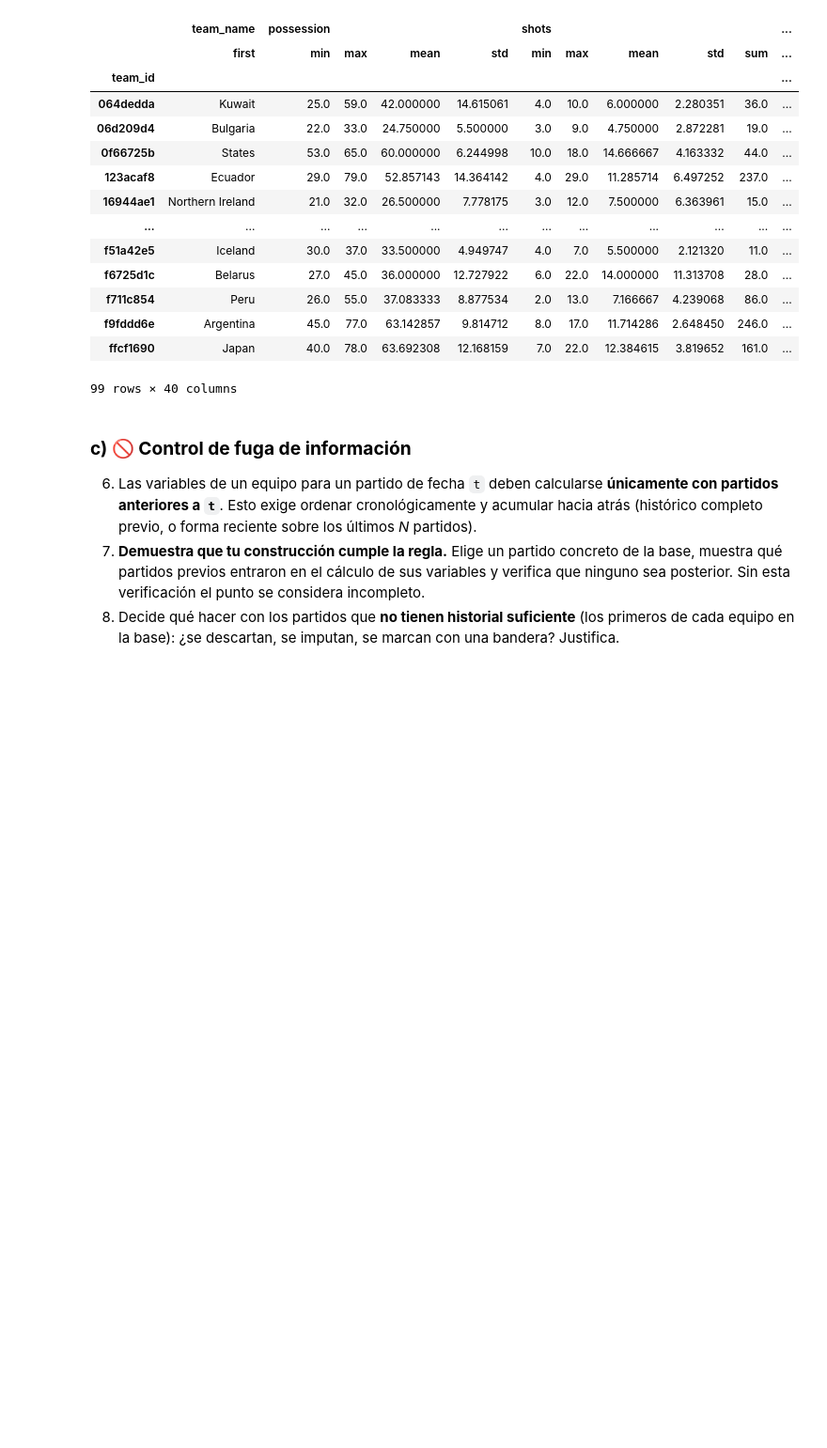
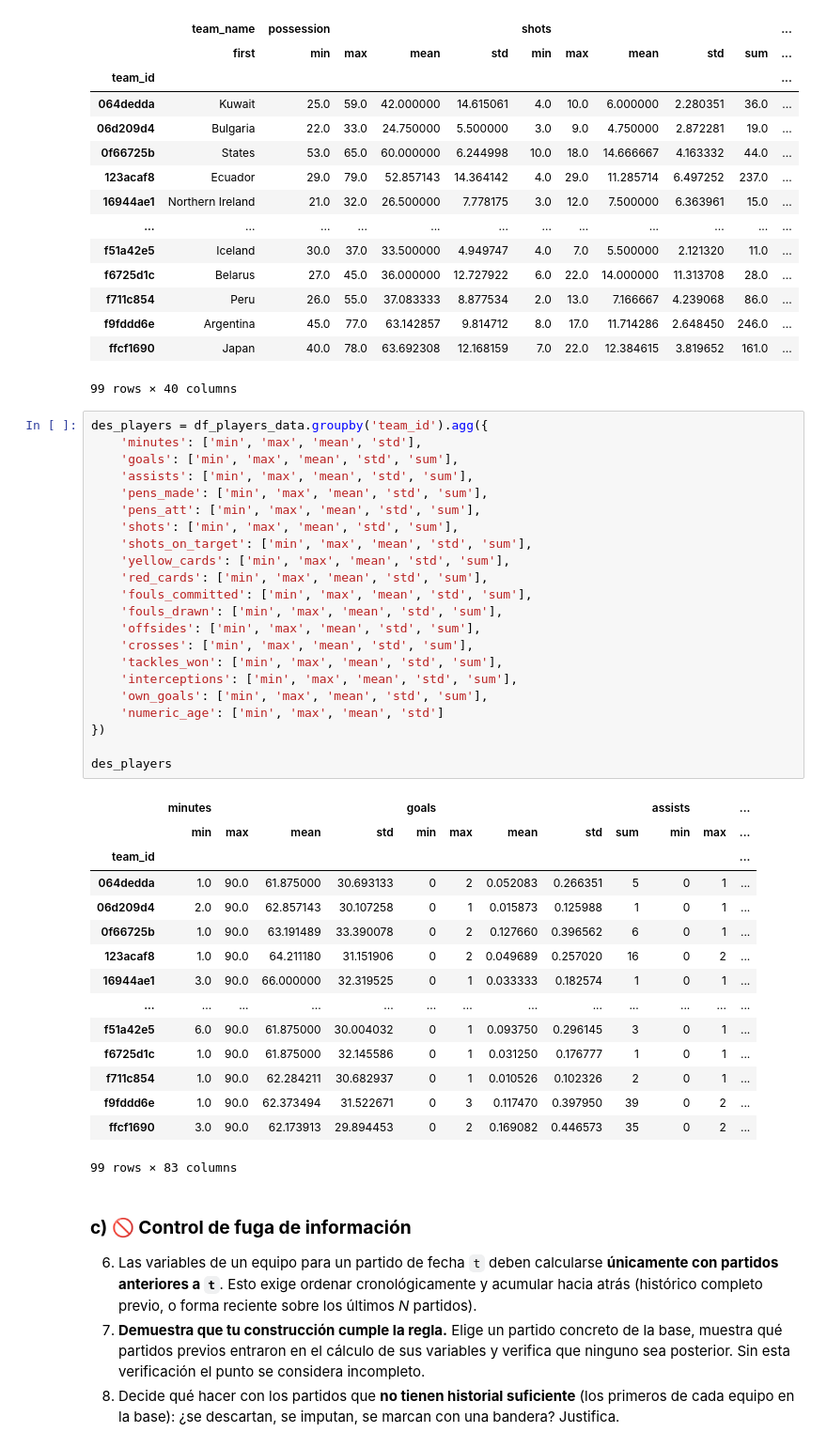
Before and after one commit to antobeni07/Parcial-1_Analitica, a Jupyter notebook: 01_Parcial_Mundial_2026.ipynb, the cells around one changed output. Shown at 94% size. Drawn from its saved outputs; the diff is of its cells as text; blank space fills up the shorter version.

```diff
--- a/01_Parcial_Mundial_2026.ipynb
+++ b/01_Parcial_Mundial_2026.ipynb
@@ -1549,6 +1531,44 @@ des_matches
 | f9fddd6e | Argentina | 45.0 | 77.0 | 63.142857 | 9.814712 | 8.0 | 17.0 | 11.714286 | 2.648450 | 246.0 | ... |
 | ffcf1690 | Japan | 40.0 | 78.0 | 63.692308 | 12.168159 | 7.0 | 22.0 | 12.384615 | 3.819652 | 161.0 | ... |
 99 rows × 40 columns
+# %%
+des_players = df_players_data.groupby('team_id').agg({
+    'minutes': ['min', 'max', 'mean', 'std'],
+    'goals': ['min', 'max', 'mean', 'std', 'sum'],
+    'assists': ['min', 'max', 'mean', 'std', 'sum'],
+    'pens_made': ['min', 'max', 'mean', 'std', 'sum'],
+    'pens_att': ['min', 'max', 'mean', 'std', 'sum'],
+    'shots': ['min', 'max', 'mean', 'std', 'sum'],
+    'shots_on_target': ['min', 'max', 'mean', 'std', 'sum'],
+    'yellow_cards': ['min', 'max', 'mean', 'std', 'sum'],
+    'red_cards': ['min', 'max', 'mean', 'std', 'sum'],
+    'fouls_committed': ['min', 'max', 'mean', 'std', 'sum'],
+    'fouls_drawn': ['min', 'max', 'mean', 'std', 'sum'],
+    'offsides': ['min', 'max', 'mean', 'std', 'sum'],
+    'crosses': ['min', 'max', 'mean', 'std', 'sum'],
+    'tackles_won': ['min', 'max', 'mean', 'std', 'sum'],
+    'interceptions': ['min', 'max', 'mean', 'std', 'sum'],
+    'own_goals': ['min', 'max', 'mean', 'std', 'sum'],
+    'numeric_age': ['min', 'max', 'mean', 'std']
+})
+
+des_players
+# %% [output]
+|  | minutes |  |  |  | goals |  |  |  |  | assists |  | ... |
+|  | min | max | mean | std | min | max | mean | std | sum | min | max | ... |
+| team_id |  |  |  |  |  |  |  |  |  |  |  | ... |
+| 064dedda | 1.0 | 90.0 | 61.875000 | 30.693133 | 0 | 2 | 0.052083 | 0.266351 | 5 | 0 | 1 | ... |
+| 06d209d4 | 2.0 | 90.0 | 62.857143 | 30.107258 | 0 | 1 | 0.015873 | 0.125988 | 1 | 0 | 1 | ... |
+| 0f66725b | 1.0 | 90.0 | 63.191489 | 33.390078 | 0 | 2 | 0.127660 | 0.396562 | 6 | 0 | 1 | ... |
+| 123acaf8 | 1.0 | 90.0 | 64.211180 | 31.151906 | 0 | 2 | 0.049689 | 0.257020 | 16 | 0 | 2 | ... |
+| 16944ae1 | 3.0 | 90.0 | 66.000000 | 32.319525 | 0 | 1 | 0.033333 | 0.182574 | 1 | 0 | 1 | ... |
+| ... | ... | ... | ... | ... | ... | ... | ... | ... | ... | ... | ... | ... |
+| f51a42e5 | 6.0 | 90.0 | 61.875000 | 30.004032 | 0 | 1 | 0.093750 | 0.296145 | 3 | 0 | 1 | ... |
+| f6725d1c | 1.0 | 90.0 | 61.875000 | 32.145586 | 0 | 1 | 0.031250 | 0.176777 | 1 | 0 | 1 | ... |
+| f711c854 | 1.0 | 90.0 | 62.284211 | 30.682937 | 0 | 1 | 0.010526 | 0.102326 | 2 | 0 | 1 | ... |
+| f9fddd6e | 1.0 | 90.0 | 62.373494 | 31.522671 | 0 | 3 | 0.117470 | 0.397950 | 39 | 0 | 2 | ... |
+| ffcf1690 | 3.0 | 90.0 | 62.173913 | 29.894453 | 0 | 2 | 0.169082 | 0.446573 | 35 | 0 | 2 | ... |
+99 rows × 83 columns
 # %% [markdown]
 ### **c) 🚫 Control de fuga de información**
 
```
Also changed, not shown: parts of 2 cells of this notebook.
